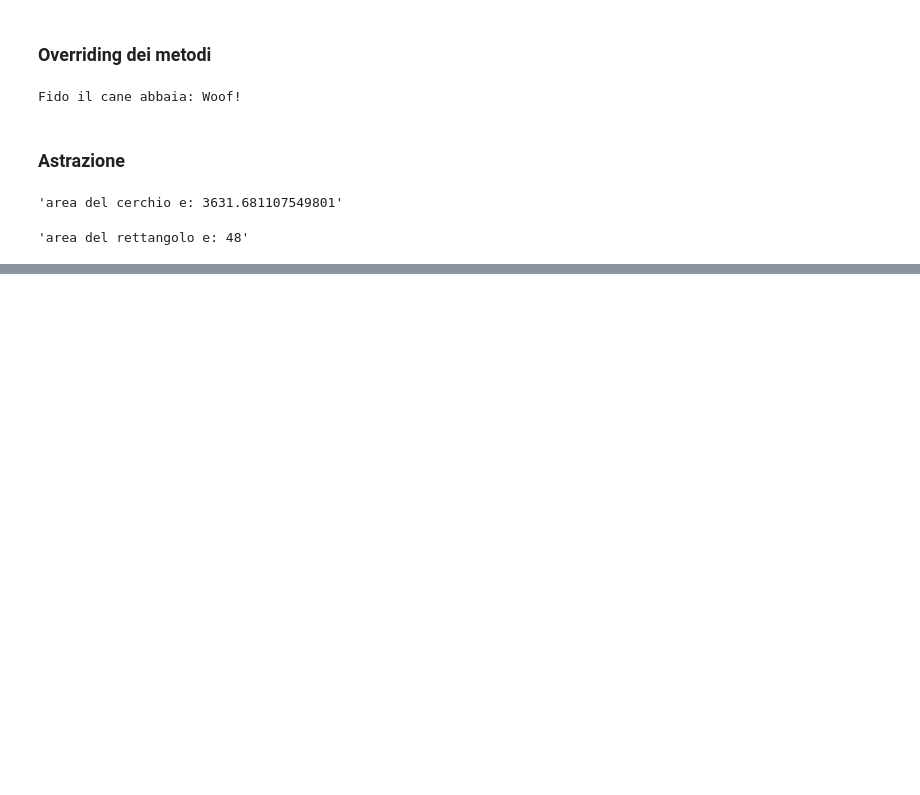
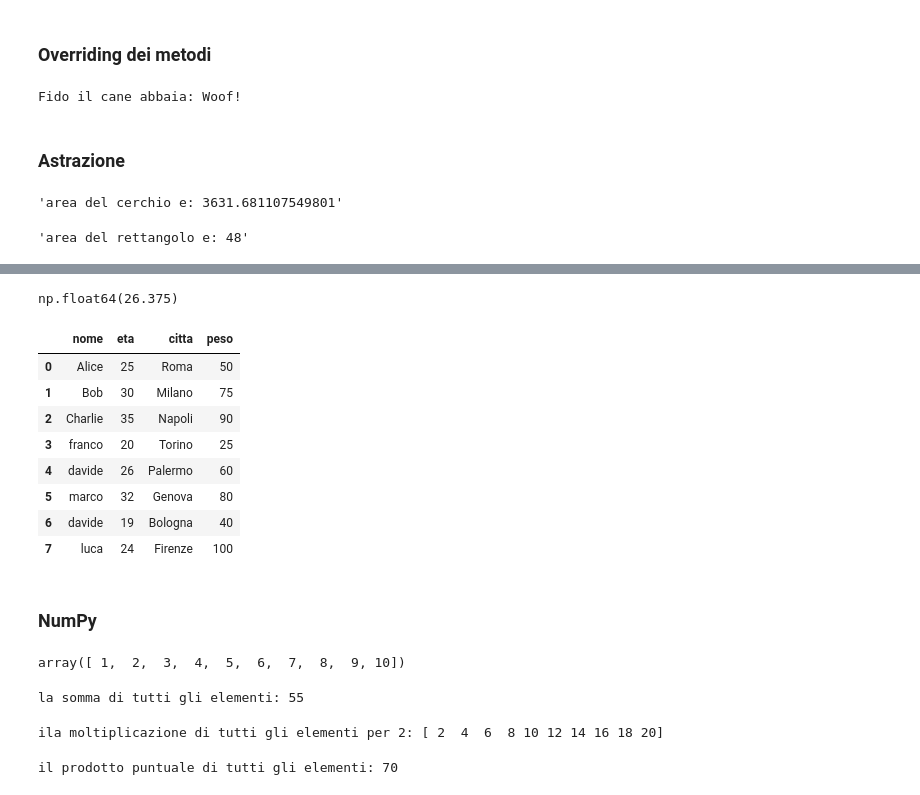
Before and after one commit to francescobifulco/python_corso, a Jupyter notebook: jupeter/serieuno.ipynb, the cells around one changed output, grey strips where cells are left out. Drawn from its saved outputs; the diff is of its cells as text; code cells hidden in the pictures; blank space fills up the shorter version.

```diff
--- a/jupeter/serieuno.ipynb
+++ b/jupeter/serieuno.ipynb
@@ -695,0 +737,8 @@ UnsupportedOperation: not readable
+# %%
+#Crea un DataFrame con almeno tre colonne e cinque righe.
+generico = {'nome': ['Alice', 'Bob', 'Charlie', 'franco', 'davide', 'marco', 'davide','luca'],
+                   'eta': [25, 30, 35, 20, 26, 32, 19, 24],
+                   'citta': ['Roma','Milano','Napoli','Torino','Palermo','Genova','Bologna','Firenze']
+                }
+df = pd.DataFrame(generico)
+df
@@ -695,0 +755,48 @@ UnsupportedOperation: not readable
+# %%
+#Calcola la media di una colonna specifica nel DataFrame.
+df['eta'].mean()
+# %% [output]
+np.float64(26.375)
+# %%
+#Aggiungi una nuova colonna al DataFrame basata sul calcolo
+#di altre colonne.
+df['peso'] = [50, 75, 90, 25, 60, 80, 40, 100]
+df
+# %% [output]
+|  | nome | eta | citta | peso |
+| 0 | Alice | 25 | Roma | 50 |
+| 1 | Bob | 30 | Milano | 75 |
+| 2 | Charlie | 35 | Napoli | 90 |
+| 3 | franco | 20 | Torino | 25 |
+| 4 | davide | 26 | Palermo | 60 |
+| 5 | marco | 32 | Genova | 80 |
+| 6 | davide | 19 | Bologna | 40 |
+| 7 | luca | 24 | Firenze | 100 |
+# %% [markdown]
+### NumPy
+# %%
+#Crea un array NumPy di numeri interi da 1 a 10.
+import numpy as np
+
+arr_1d = np.array([1,2,3,4,5,6,7,8,9,10])
+arr_1d
+# %% [output]
+array([ 1,  2,  3,  4,  5,  6,  7,  8,  9, 10])
+# %%
+#Esegui la somma di tutti gli elementi dell'array.
+print(f'la somma di tutti gli elementi: {arr_1d.sum()}')
+# %% [output]
+la somma di tutti gli elementi: 55
+# %%
+#Moltiplica tutti gli elementi dell'array per 2.
+molt = arr_1d * 2
+print(f'la moltiplicazione di tutti gli elementi per 2: {molt}')
+# %% [output]
+ila moltiplicazione di tutti gli elementi per 2: [ 2  4  6  8 10 12 14 16 18 20]
+# %%
+#Crea due array e calcola il loro prodotto puntuale.
+a = np.array([1,2,3,4])
+b = np.array([5,6,7,8])
+print(f'il prodotto puntuale di tutti gli elementi: {a.dot(b)}')
+# %% [output]
+il prodotto puntuale di tutti gli elementi: 70
```
Also changed, not shown: parts of 10 cells of this notebook, 31 other files.
